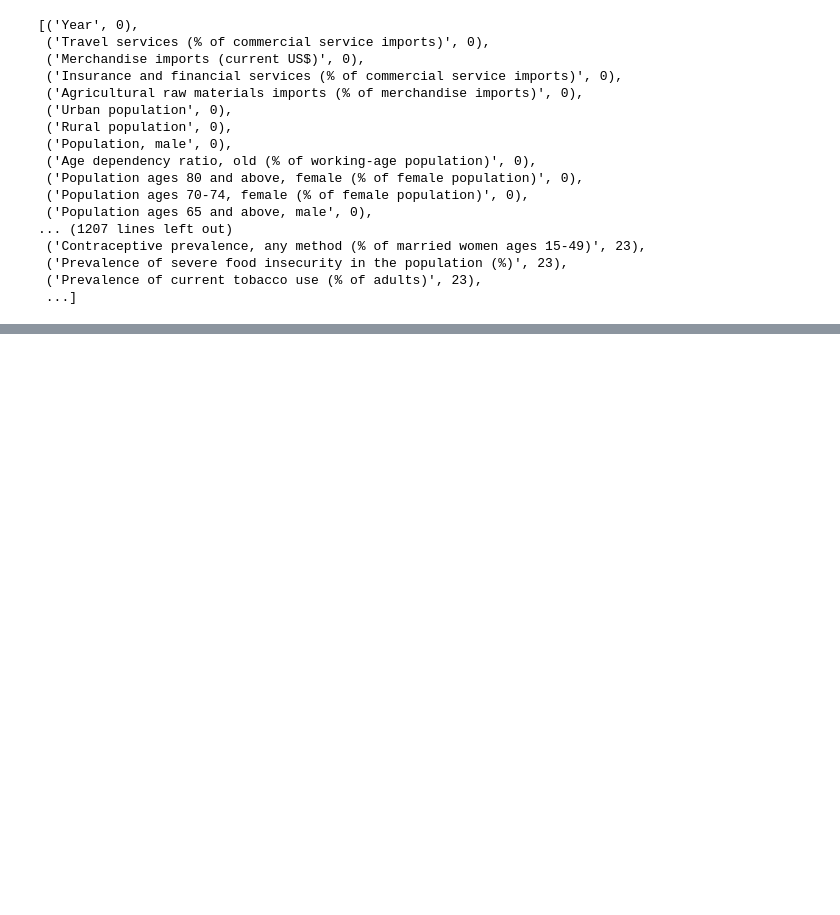
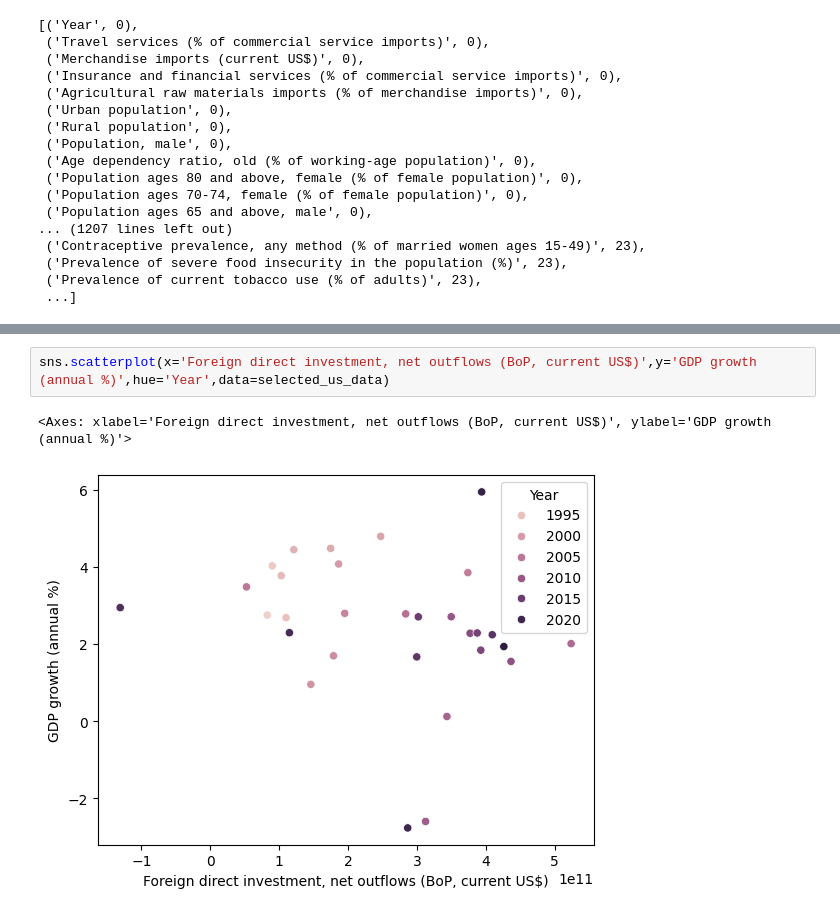
Before and after one commit to Shre-D/EGD-Assignment1, a Jupyter notebook: src/main.ipynb, the cells around one changed output, grey strips where cells are left out. Cells and saved outputs as stored; diff of their text form; blank space fills up the shorter version.

```diff
--- a/src/main.ipynb
+++ b/src/main.ipynb
@@ -148,0 +176,5 @@ selected_us_data
+# %%
+sns.scatterplot(x='Foreign direct investment, net outflows (BoP, current US$)',y='GDP growth (annual %)',hue='Year',data=selected_us_data)
+# %% [output]
+<Axes: xlabel='Foreign direct investment, net outflows (BoP, current US$)', ylabel='GDP growth (annual %)'>
+[figure, added]
```
Also changed, not shown: parts of 9 cells of this notebook.
